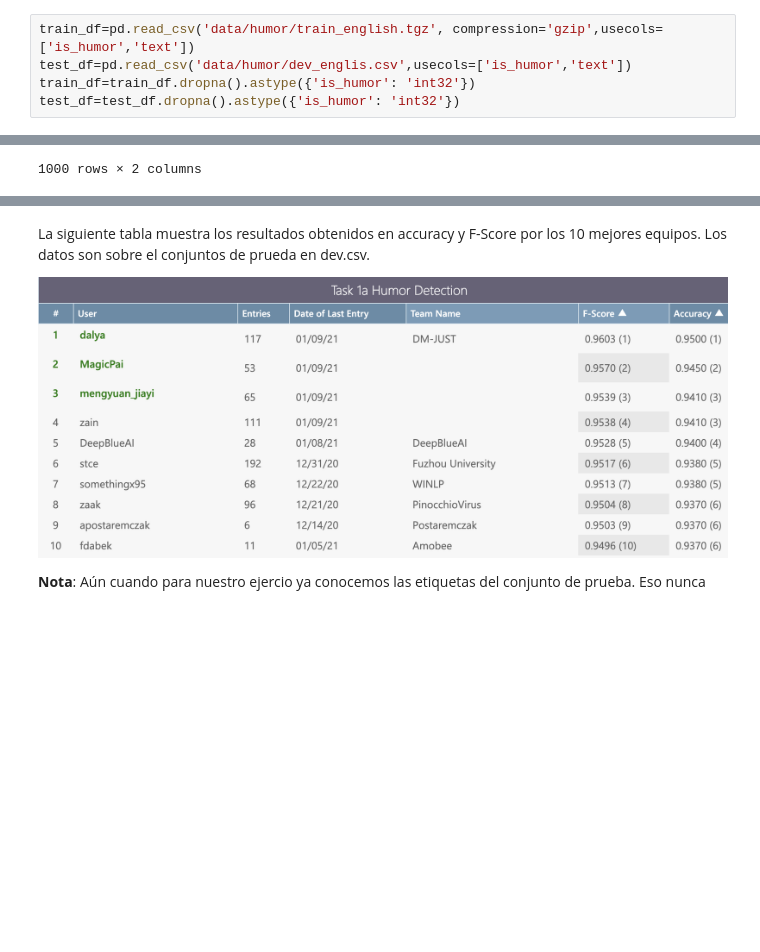
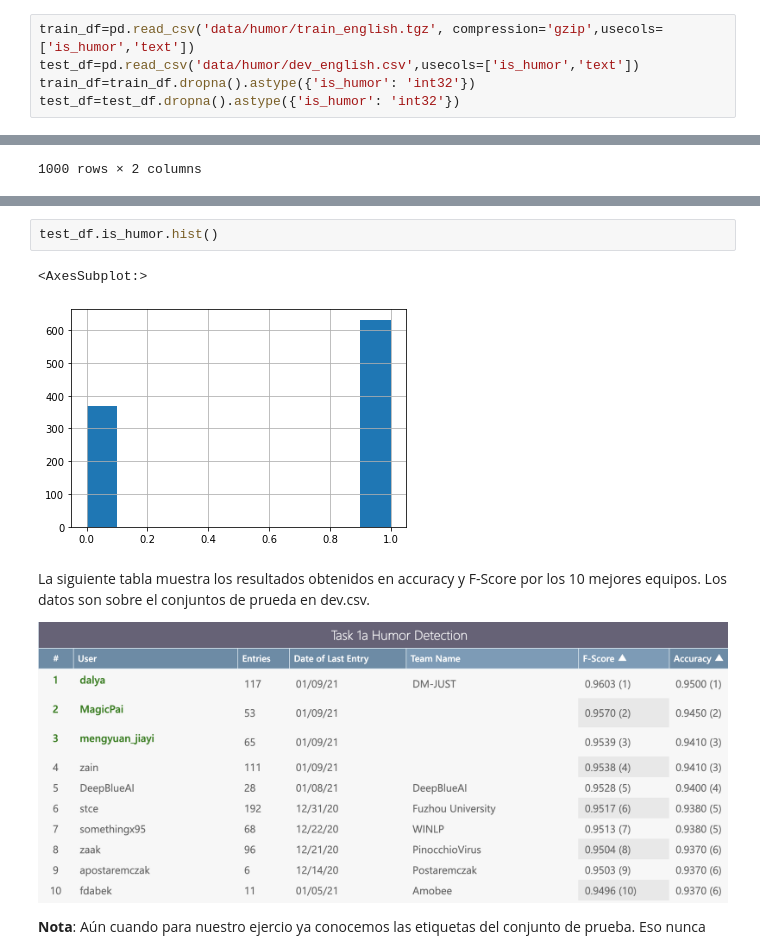
Before and after one commit to kyriox/nlp, a Jupyter notebook: 03_Ejercicio_Clasificación_Texto.ipynb, the cells around one changed output, grey strips where cells are left out. Saved outputs shown, nothing was run; the diff lists cells and outputs as text; blank space fills up the shorter version.

```diff
--- a/03_Ejercicio_Clasificación_Texto.ipynb
+++ b/03_Ejercicio_Clasificación_Texto.ipynb
@@ -39,7 +46,7 @@ Cada campo se define como sigue:
 Por ahora solo nos enfocaremos en la tarea de detección de humor. Podemos cargar solo las columnas que no interesan.
 # %%
 train_df=pd.read_csv('data/humor/train_english.tgz', compression='gzip',usecols=['is_humor','text'])
-test_df=pd.read_csv('data/humor/dev_englis.csv',usecols=['is_humor','text'])
+test_df=pd.read_csv('data/humor/dev_english.csv',usecols=['is_humor','text'])
 train_df=train_df.dropna().astype({'is_humor': 'int32'})
 test_df=test_df.dropna().astype({'is_humor': 'int32'})
 # %%
@@ -77,3 +89,8 @@ test_df # conjusnto de prueba
+# %%
+test_df.is_humor.hist()
+# %% [output]
+<AxesSubplot:>
+[figure, added]
 # %% [markdown]
 La siguiente tabla muestra los resultados obtenidos en accuracy y F-Score por los 10 mejores equipos. Los datos son sobre el conjuntos de prueda en dev.csv.
 
```
Also changed, not shown: parts of 11 cells of this notebook, 1 other file.
